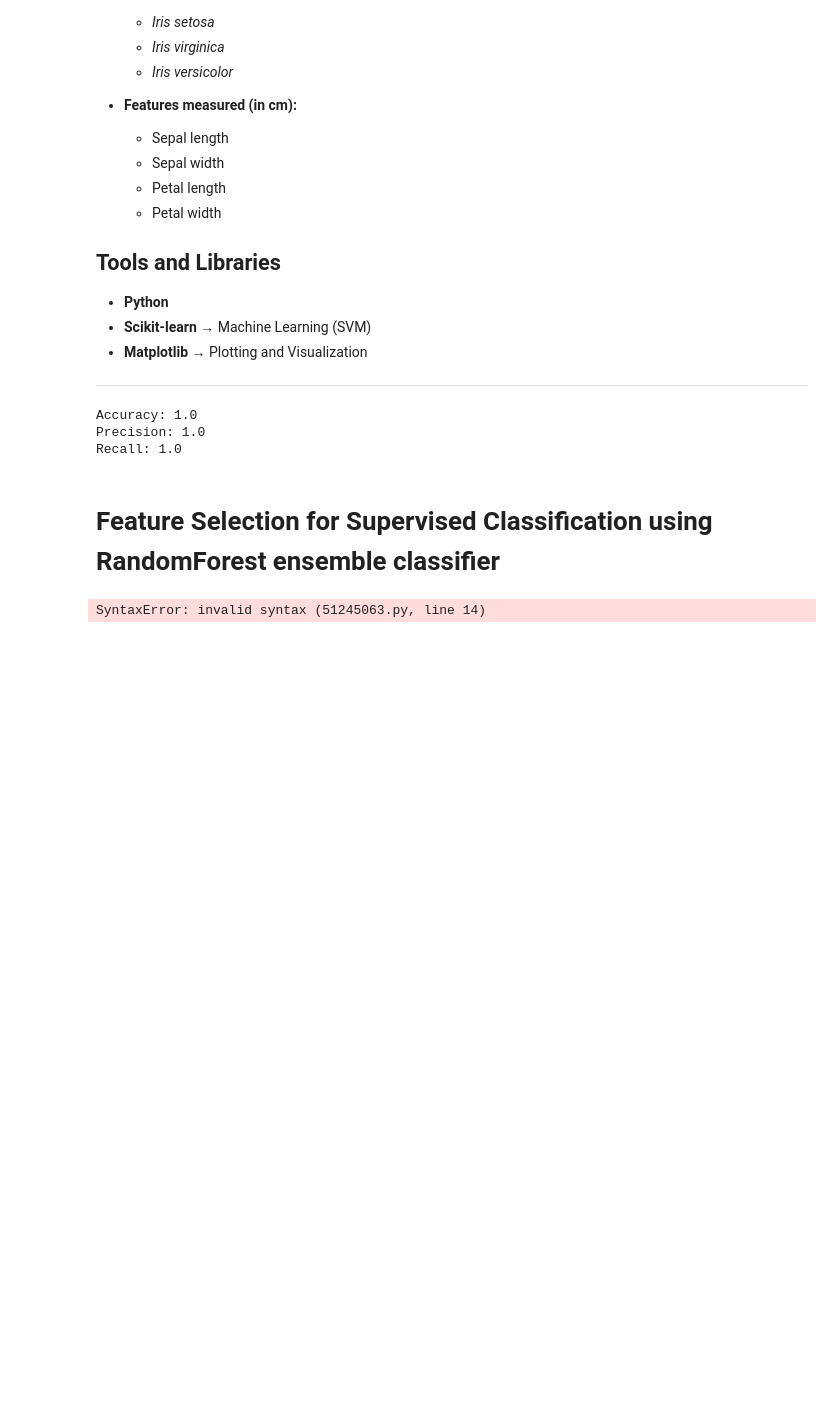
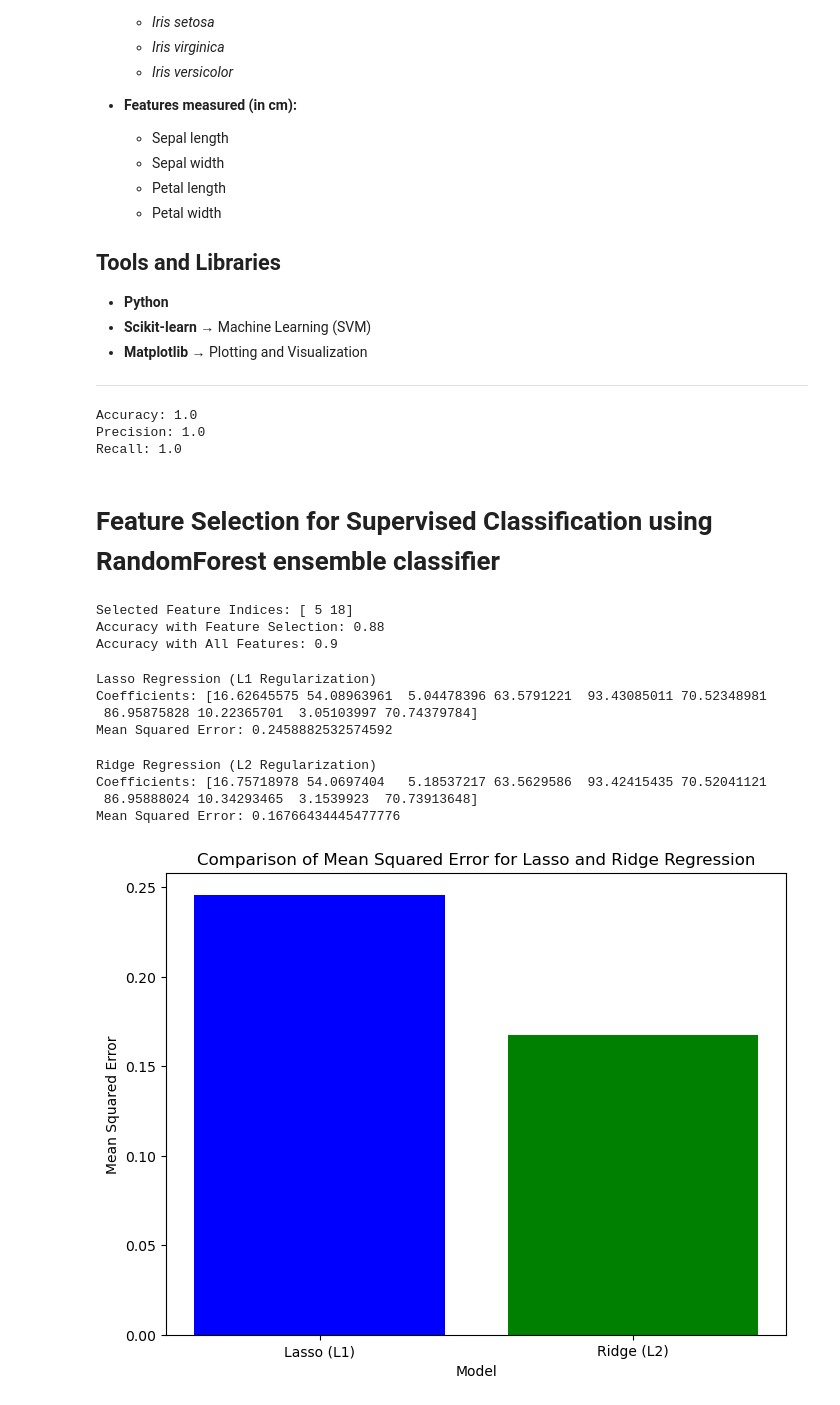
Before and after one commit to kalchan12/ml-experiments, a Jupyter notebook: ml_basics_part2 (classification)/ml_basics_part2_classification.ipynb, the cells around one changed output. Drawn from its saved outputs; the diff is of its cells as text; code cells hidden in the pictures; blank space fills up the shorter version.

Commit message:
Implementing L1 and L2 regularization

```diff
--- a/ml_basics_part2 (classification)/ml_basics_part2_classification.ipynb
+++ b/ml_basics_part2 (classification)/ml_basics_part2_classification.ipynb
@@ -618,20 +618,27 @@ Recall: 1.0
 # %% [markdown]
 # Feature Selection for Supervised Classification using RandomForest ensemble classifier #
 # %%
+from sklearn.datasets import make_classification
+from sklearn.model_selection import train_test_split
+from sklearn.feature_selection import SelectPercentile, f_classif
+from sklearn.ensemble import RandomForestClassifier
+from sklearn.metrics import accuracy_score
+
 # Generate a synthetic dataset for binary classification
 X, y = make_classification(n_samples=1000, n_features=20, n_classes=2, random_state=42)
+
 # Split the data into training and testing sets (80% training, 20% testing)
 X_train, X_test, y_train, y_test = train_test_split(X, y, test_size=0.2, random_state=42)
-# Feature selection using SelectKBest with chi-squared test (can be replaced with other methods)
-k = 10 # Number of top features to select
 
-selector = SelectPercentile(score_func=f_classif, percentile=10) # Adjust percentile as needed
+# Feature selection using SelectPercentile with ANOVA F-test
+selector = SelectPercentile(score_func=f_classif, percentile=10)  # Keep top 10% features
 X_train_selected = selector.fit_transform(X_train, y_train)
 X_test_selected = selector.transform(X_test)
-# Print selected features (optional)
+
+# Print selected features
 selected_feature_indices = selector.get_support(indices=True)
 print("Selected Feature Indices:", selected_feature_indices)
-Selected Feature Indices: [ 5 18]
+
 # Train a classifier on the selected features
 clf = RandomForestClassifier(random_state=42)
 clf.fit(X_train_selected, y_train)
@@ -650,4 +657,6 @@ y_pred_all = clf_all.predict(X_test)
 accuracy_all = accuracy_score(y_test, y_pred_all)
 print("Accuracy with All Features:", accuracy_all)
 # %% [output]
-SyntaxError: invalid syntax (51245063.py, line 14)
+Selected Feature Indices: [ 5 18]
+Accuracy with Feature Selection: 0.88
+Accuracy with All Features: 0.9
@@ -653,0 +666,55 @@ SyntaxError: invalid syntax (51245063.py, line 14)
+# %%
+# Importing necessary libraries
+import numpy as np
+from sklearn.linear_model import Lasso, Ridge
+from sklearn.model_selection import train_test_split
+from sklearn.metrics import mean_squared_error
+from sklearn.datasets import make_regression
+import matplotlib.pyplot as plt
+# Generating synthetic regression data
+X, y = make_regression(n_samples=100, n_features=10, noise=0.1, random_state=42)
+# Splitting data into train and test sets
+X_train, X_test, y_train, y_test = train_test_split(X, y, test_size=0.3, random_state=42)
+# L1 Regularization (Lasso)
+lasso = Lasso(alpha=0.1) # Alpha is the regularization strength
+lasso.fit(X_train, y_train)
+y_pred_lasso = lasso.predict(X_test)
+lasso_mse = mean_squared_error(y_test, y_pred_lasso)
+
+# Displaying Lasso Results
+print("Lasso Regression (L1 Regularization)")
+print("Coefficients:", lasso.coef_)
+print("Mean Squared Error:", lasso_mse)
+print("\n")
+# %% [output]
+Lasso Regression (L1 Regularization)
+Coefficients: [16.62645575 54.08963961  5.04478396 63.5791221  93.43085011 70.52348981
+ 86.95875828 10.22365701  3.05103997 70.74379784]
+Mean Squared Error: 0.2458882532574592
+# %%
+# L2 Regularization (Ridge)
+ridge = Ridge(alpha=0.1) # Alpha is the regularization strength
+ridge.fit(X_train, y_train)
+y_pred_ridge = ridge.predict(X_test)
+ridge_mse = mean_squared_error(y_test, y_pred_ridge)
+# Displaying Ridge Results
+print("Ridge Regression (L2 Regularization)")
+print("Coefficients:", ridge.coef_)
+print("Mean Squared Error:", ridge_mse)
+# %% [output]
+Ridge Regression (L2 Regularization)
+Coefficients: [16.75718978 54.0697404   5.18537217 63.5629586  93.42415435 70.52041121
+ 86.95888024 10.34293465  3.1539923  70.73913648]
+Mean Squared Error: 0.16766434445477776
+# %%
+# Plotting the Mean Squared Errors for Lasso and Ridge
+models = ['Lasso (L1)', 'Ridge (L2)']
+mse_values = [lasso_mse, ridge_mse]
+plt.figure(figsize=(8, 6))
+plt.bar(models, mse_values, color=['blue', 'green'])
+plt.xlabel("Model")
+plt.ylabel("Mean Squared Error")
+plt.title("Comparison of Mean Squared Error for Lasso and Ridge Regression")
+plt.show()
+# %% [output]
+[figure, added]
```
Also changed, not shown: parts of 1 cell of this notebook.
